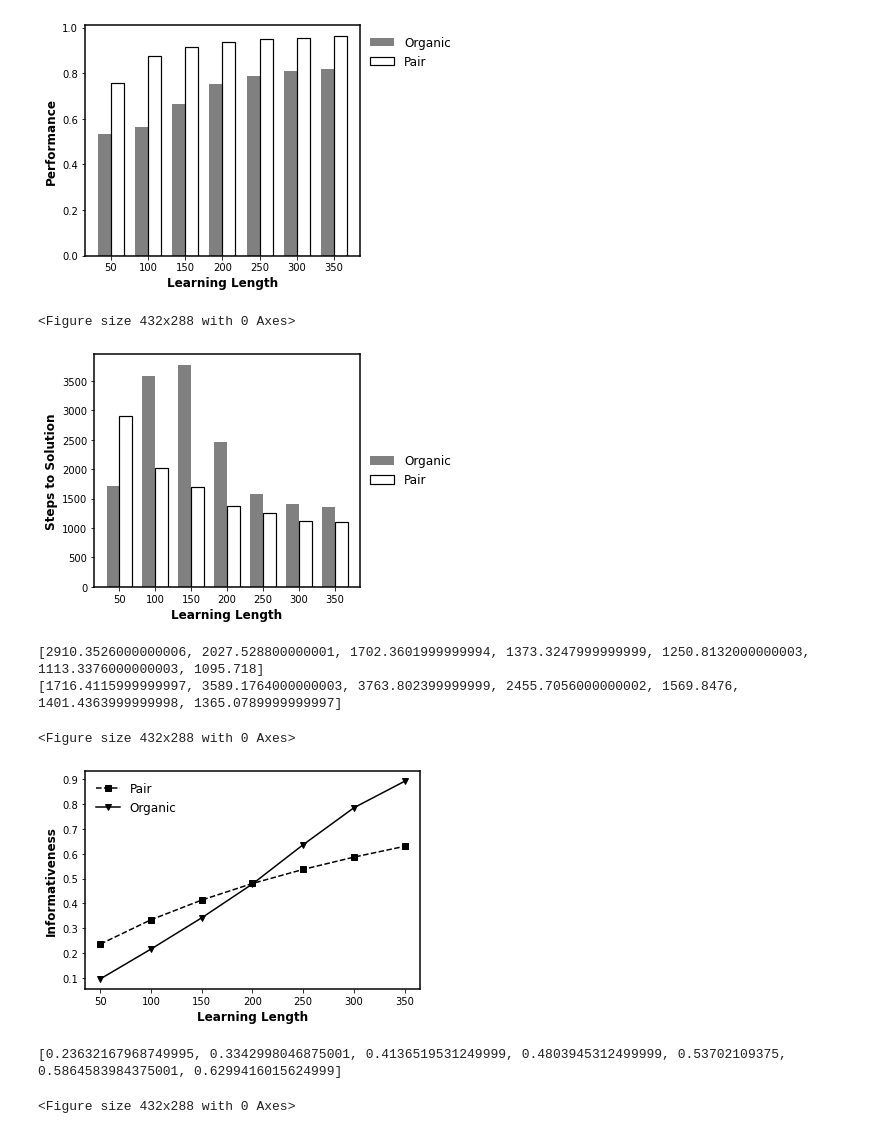
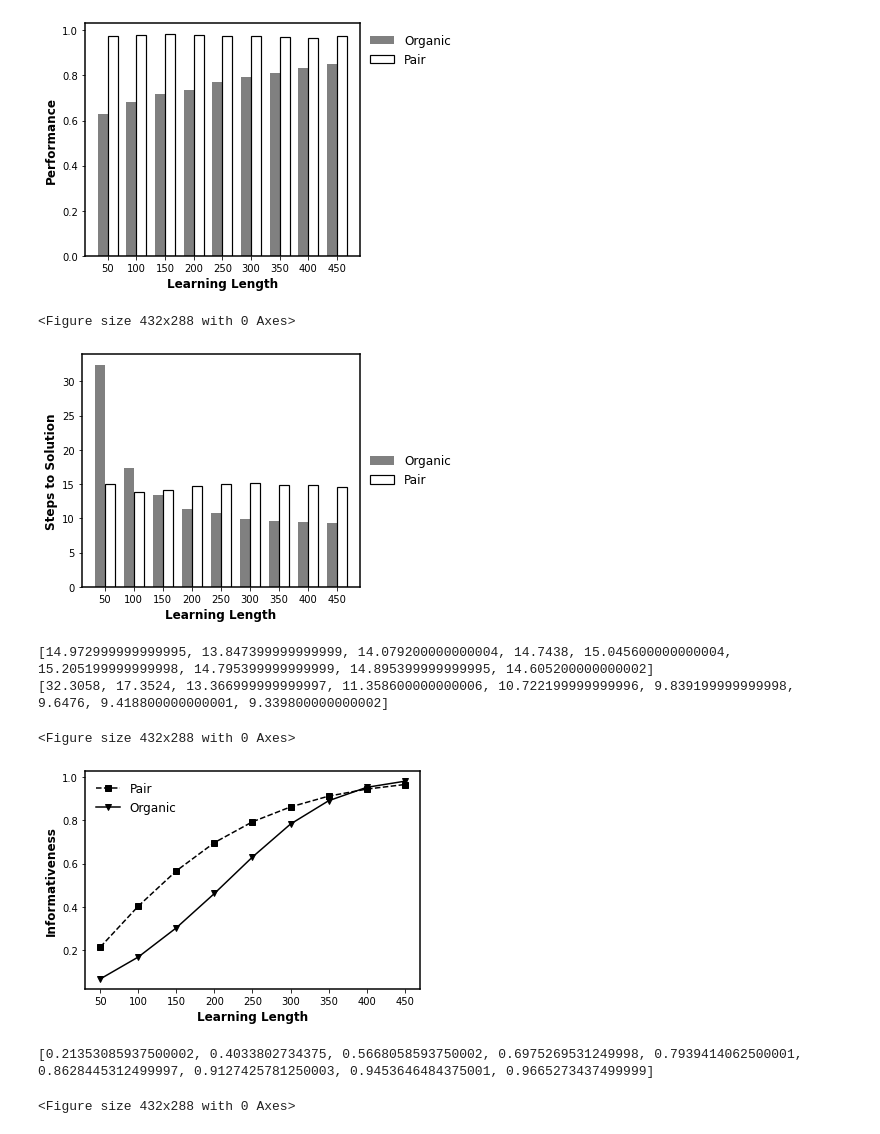
Before and after one commit to GrandJune/HAI, a Jupyter notebook: Disable_parrots/Results.ipynb, the cells around one changed output. Drawn from its saved outputs; the diff is of its cells as text; code cells hidden in the pictures.

Commit message:
Initialize: Figure 1-performance across learning length
Figure 2-Informed across distance from low peaks

```diff
--- a/Disable_parrots/Results.ipynb
+++ b/Disable_parrots/Results.ipynb
@@ -7,7 +7,7 @@ import numpy as np
 legend_properties = {'weight': 'bold'}
 
 # data_folder = "/Users/junyi/Desktop/data/Parrots/"
-data_folder = r"E:\data\hai-0520\Turbulence_4\Disable_parrots_2"
+data_folder = r"E:\data\hai-0520\Disable_parrots_1_Agent"
 organic_performance_file = os.path.join(data_folder, "organic_performance_across_episodes")
 organic_knowledge_file = os.path.join(data_folder, "organic_knowledge_across_episodes")
 organic_steps_file = os.path.join(data_folder, "organic_steps_across_episodes")
@@ -50,37 +50,37 @@ with open(pair_knowledge_quality_file, 'rb') as infile:
 #     print(f"Folder not found: {data_folder}")
 # %%
 # Learning lengths
-x = [50, 100, 150, 200, 250, 300, 350]
+x = [50, 100, 150, 200, 250, 300, 350, 400, 450]
 x_indices = np.arange(len(x))
 bar_width = 0.35
 
 # Plotting
 fig, ax = plt.subplots()
 ax.spines["left"].set_linewidth(1.5)
 ax.spines["right"].set_linewidth(1.5)
 ax.spines["top"].set_linewidth(1.5)
 ax.spines["bottom"].set_linewidth(1.5)
 
 # Bars for each condition
 bars1 = ax.bar(x_indices - bar_width / 2, organic_performance_across_episodes,
                width=bar_width, label='Organic', color='gray')
 bars2 = ax.bar(x_indices + bar_width / 2, pair_performance_across_episodes,
                width=bar_width, label='Pair', edgecolor='black', linewidth=1.2, fill=False)
 
 # Labels and ticks
 ax.set_xlabel('Learning Length', fontweight='bold', fontsize=12)
 ax.set_ylabel('Performance', fontweight='bold', fontsize=12)
 ax.set_xticks(x_indices)
 ax.set_xticklabels(x)
 ax.legend(frameon=False, fontsize=12, loc='upper left', bbox_to_anchor=(1, 1))
 
 # Save and show
 plt.tight_layout()
 plt.savefig(data_folder + r"\Pair_Organic_performance_histogram.png", transparent=True, dpi=300)
 plt.show()
 plt.clf()
 # %% [output]
-[figure, old version]
+[figure, new version]
 <Figure size 432x288 with 0 Axes>
 # %%
 # Learning lengths
@@ -118,9 +118,9 @@ plt.clf()
 print(pair_steps_across_episodes)
 print(organic_steps_across_episodes)
 # %% [output]
-[figure, old version]
+[figure, new version]
-[2910.3526000000006, 2027.528800000001, 1702.3601999999994, 1373.3247999999999, 1250.8132000000003, 1113.3376000000003, 1095.718]
-[1716.4115999999997, 3589.1764000000003, 3763.802399999999, 2455.7056000000002, 1569.8476, 1401.4363999999998, 1365.0789999999997]
+[14.972999999999995, 13.847399999999999, 14.079200000000004, 14.7438, 15.045600000000004, 15.205199999999998, 14.795399999999999, 14.895399999999995, 14.605200000000002]
+[32.3058, 17.3524, 13.366999999999997, 11.358600000000006, 10.722199999999996, 9.839199999999998, 9.6476, 9.418800000000001, 9.339800000000002]
 <Figure size 432x288 with 0 Axes>
 # %%
 # Knowledge
@@ -143,8 +143,8 @@ plt.show()
 plt.clf()
 print(pair_knowledge_across_episodes)
 # %% [output]
-[figure, old version]
+[figure, new version]
-[0.23632167968749995, 0.3342998046875001, 0.4136519531249999, 0.4803945312499999, 0.53702109375, 0.5864583984375001, 0.6299416015624999]
+[0.21353085937500002, 0.4033802734375, 0.5668058593750002, 0.6975269531249998, 0.7939414062500001, 0.8628445312499997, 0.9127425781250003, 0.9453646484375001, 0.9665273437499999]
 <Figure size 432x288 with 0 Axes>
 # %%
 # Knowledge
```
Also changed, not shown: parts of 1 cell of this notebook, 4 other files.
